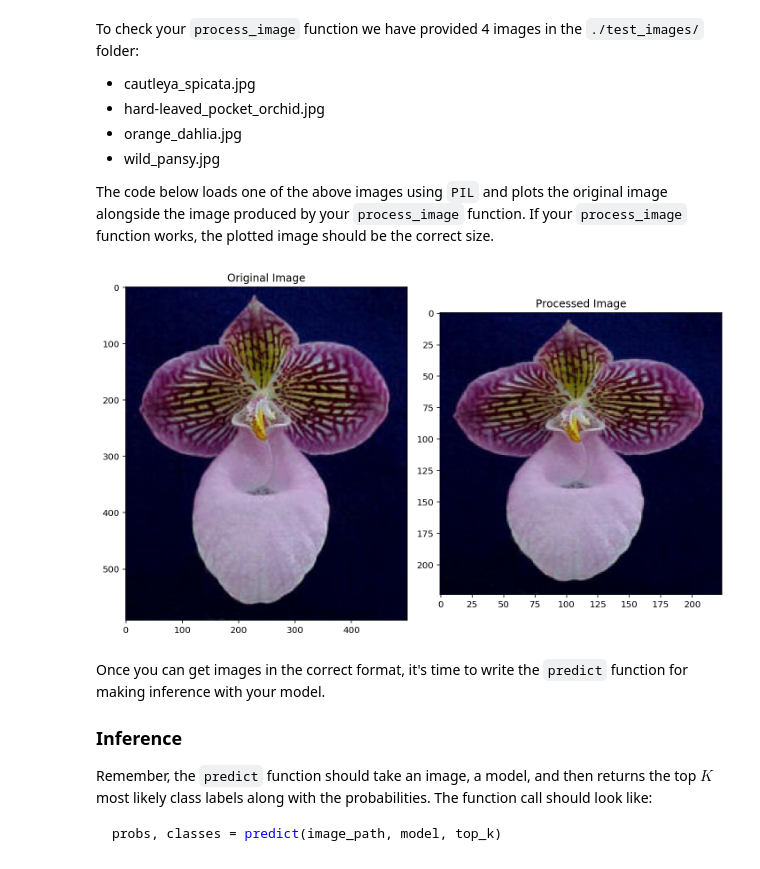
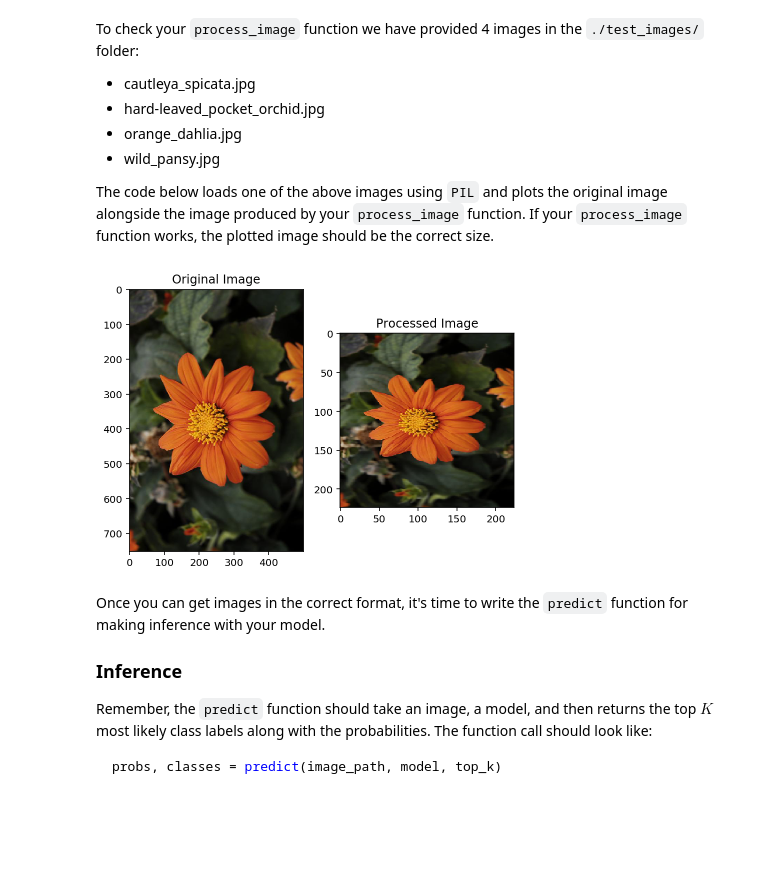
Before and after one commit to GigaMoksh/Image-Classifier---Udacity-Project-2, a Jupyter notebook: Project_Image_Classifier_Project.ipynb, the cells around one changed output. Cells and saved outputs as stored; diff of their text form; code cells hidden in the pictures; blank space fills up the shorter version.

```diff
--- a/Project_Image_Classifier_Project.ipynb
+++ b/Project_Image_Classifier_Project.ipynb
@@ -73,9 +73,9 @@ Here you'll use `tensorflow_datasets` to load the [Oxford Flowers 102 dataset](h
 The validation and testing sets are used to measure the model's performance on data it hasn't seen yet, but you'll still need to normalize and resize the images to the appropriate size.
 # %%
 # TODO: Load the dataset with TensorFlow Datasets.
-dataset, dataset_info = tfds.load('oxford_flowers102', as_supervised=True, with_info=True)
+dataset, info_of_data = tfds.load('oxford_flowers102', as_supervised=True, with_info=True)
 # TODO: Create a training set, a validation set and a test set.
-training_set, validation_set, test_set = dataset['train'],dataset['validation'], dataset['test']
+train_set, val_set, test_set = dataset['train'],dataset['validation'], dataset['test']
 # %% [markdown]
 ## Explore the Dataset
 # %%
@@ -96,14 +95,14 @@ The split validation has 1020 records
 Number of Classes is:  102
 # %%
 # TODO: Print the shape and corresponding label of 3 images in the training set.
-for image, label in training_set.take(3):
-    image = image.numpy()
+for image, label in train_set.take(3):
+    img = image.numpy()
     label = label.numpy()
 
-    plt.imshow(image)
+    plt.imshow(img)
     plt.show()
 
-    print('The shape of this image is:', image.shape)
+    print('The shape of this image is:', img.shape)
     print('The label of this image is:', label)
 # %% [output]
 [figure]
@@ -117,11 +116,11 @@ The shape of this image is: (670, 500, 3)
 The label of this image is: 70
 # %%
 # TODO: Plot 1 image from the training set.
-for image, label in training_set.take(1):
-    image = image.numpy()
+for image, label in train_set.take(1):
+    img = image.numpy()
     label = label.numpy()
 
-    plt.imshow(image)
+    plt.imshow(img)
     plt.title(label)
     plt.show()
 # Set the title of the plot to the corresponding image label.
@@ -138,12 +137,12 @@ with open('label_map.json', 'r') as f:
 # %%
 # TODO: Plot 1 image from the training set. Set the title
 # of the plot to the corresponding class name.
-for image, label in training_set.take(1):
-    image = image.numpy()
+for img, label in train_set.take(1):
+    img = image.numpy()
     label = label.numpy()
 
 plt.imshow(image)
-plt.title(class_names[str(label)])
+plt.title(classes[str(label)])
 # %% [output]
 Text(0.5, 1.0, 'azalea')
 [figure]
@@ -419,21 +391,19 @@ The code below loads one of the above images using `PIL` and plots the original
 # %%
 from PIL import Image
 import numpy as np
-image_path = './test_images/hard-leaved_pocket_orchid.jpg'
-im = Image.open(image_path)
+im = Image.open('./test_images/orange_dahlia.jpg')
 test_image = np.asarray(im)
+processed_image = process_image(test_image)
 
-processed_test_image = process_image(test_image)
-
-fig, (ax1, ax2) = plt.subplots(figsize=(10,10), ncols=2)
-ax1.imshow(test_image)
-ax1.set_title('Original Image')
-ax2.imshow(processed_test_image)
-ax2.set_title('Processed Image')
+fig, (axis1, axis2) = plt.subplots(figsize=(6,6), ncols=2)
+axis1.imshow(test_image)
+axis1.set_title('Original Image')
+axis2.imshow(processed_image)
+axis2.set_title('Processed Image')
 plt.tight_layout()
 plt.show()
 # %% [output]
-[figure, old version]
+[figure, new version]
 # %% [markdown]
 Once you can get images in the correct format, it's time to write the `predict` function for making inference with your model.
 
```
Also changed, not shown: parts of 12 cells of this notebook, 4 other files.
